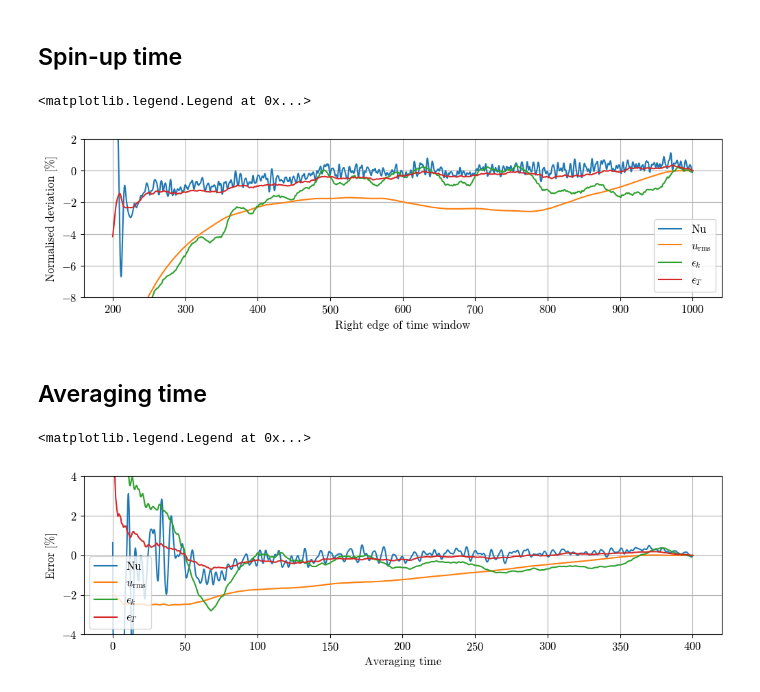
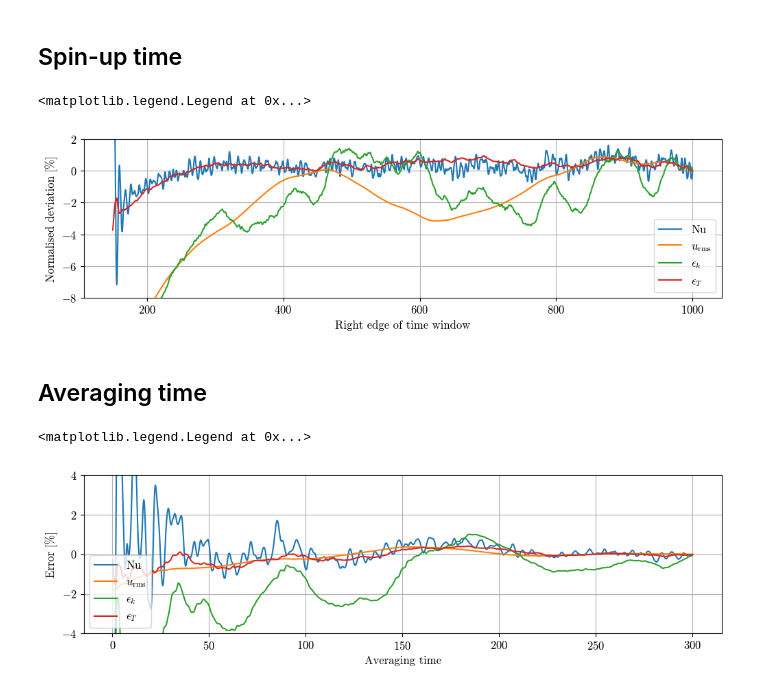
Before and after one commit to tschanzer/honours-project, a Jupyter notebook: final_notebooks/spin_up_averaging.ipynb, the cells around one changed output. Drawn from its saved outputs; the diff is of its cells as text; code cells hidden in the pictures.

Commit message:
Final config for remaining resolution tests

```diff
--- a/final_notebooks/spin_up_averaging.ipynb
+++ b/final_notebooks/spin_up_averaging.ipynb
@@ -16,7 +16,7 @@ client
 # %%
 base_path = '/srv/ccrc/AtmSS/z5310829/honours_project/'
 fig_path = base_path + 'figures/thesis/07_appendix/'
-data_path = base_path + 'final_data/resolution_tests_old_LES/1024x128/'
+data_path = base_path + 'final_data/resolution_tests/1024x128/'
 config_file = base_path + 'config/resolution_tests_low.yml'
 
 with open(config_file, 'r') as f:
@@ -96,30 +96,30 @@ metrics = {
 # %%
 fig, ax = plt.subplots(figsize=(12, 3))
 
 dt = (data.t[1] - data.t[0]).item()
-window_t = 200.
+window_t = 150.
 window_n = round(window_t/dt/2)*2 + 1
 
 for i, (name, var) in enumerate(metrics.items()):
     mean = var.rolling(t=window_n).mean()
     mean = (mean/mean.isel(t=-1) - 1)*100
     ax.plot(mean.t, mean, label=name)
 
 ax.set(
     ylim=(-8, 2),
     xlabel='Right edge of time window',
     ylabel='Normalised deviation [%]',
 )
 ax.grid()
 ax.legend(loc='lower right')
 # %% [output]
 <matplotlib.legend.Legend at 0x...>
-[figure, old version]
+[figure, new version]
 # %% [markdown]
 ## Averaging time
 # %%
 fig, ax = plt.subplots(figsize=(12, 3))
-spin_up_time = 600.
+spin_up_time = 700.
 
 for i, (name, var) in enumerate(metrics.items()):
     mean = stats.running_mean(var.isel(t=(var.t >= spin_up_time)), 't')
@@ -135,6 +135,6 @@ ax.grid()
 ax.legend(loc='lower left')
 # %% [output]
 <matplotlib.legend.Legend at 0x...>
-[figure, old version]
+[figure, new version]
 # %%
 client.close()
```
Also changed, not shown: parts of 1 cell of this notebook, 3 other files.
